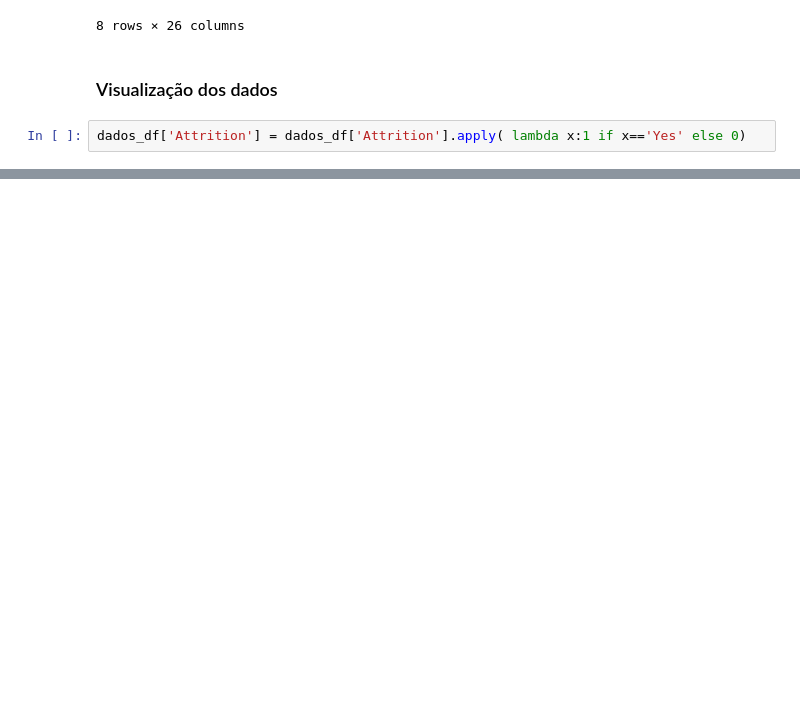
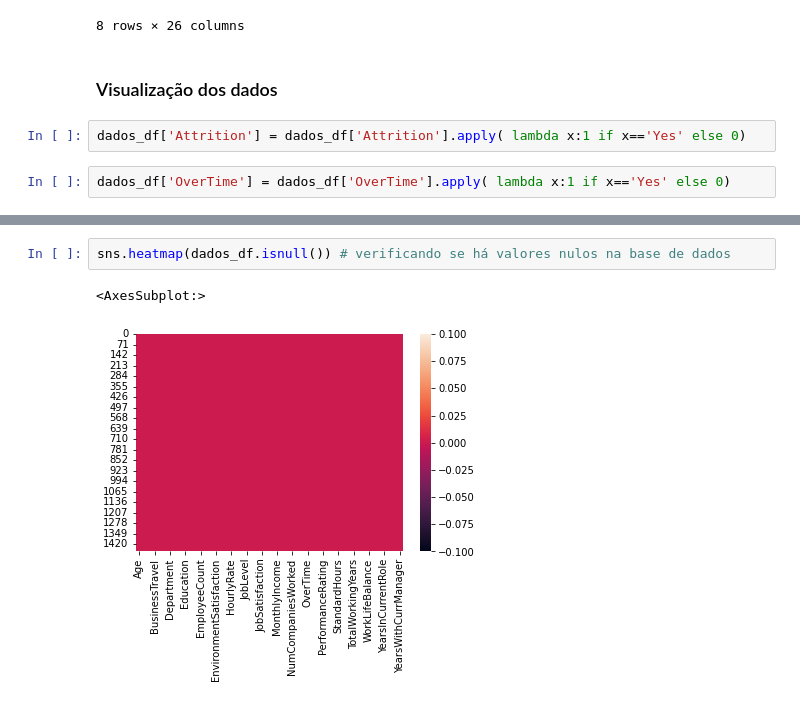
Before and after one commit to RosanaAlves/Ciencia-de-dados-em-Recursos-Humanos, a Jupyter notebook: Recursos Humanos/Python/Analise_python.ipynb, the cells around one changed output, grey strips where cells are left out. Saved outputs shown, nothing was run; the diff lists cells and outputs as text; blank space fills up the shorter version.

```diff
--- a/Recursos Humanos/Python/Analise_python.ipynb
+++ b/Recursos Humanos/Python/Analise_python.ipynb
@@ -62,3 +62,5 @@ dados_df.describe()
 ### Visualização dos dados
 # %%
 dados_df['Attrition'] = dados_df['Attrition'].apply( lambda x:1 if x=='Yes' else 0)
+# %%
+dados_df['OverTime'] = dados_df['OverTime'].apply( lambda x:1 if x=='Yes' else 0)
@@ -64,0 +77,5 @@ dados_df['Attrition'] = dados_df['Attrition'].apply( lambda x:1 if x=='Yes' else
+# %%
+sns.heatmap(dados_df.isnull()) # verificando se há valores nulos na base de dados
+# %% [output]
+<AxesSubplot:>
+[figure, added]
```
Also changed, not shown: parts of 4 cells of this notebook.
